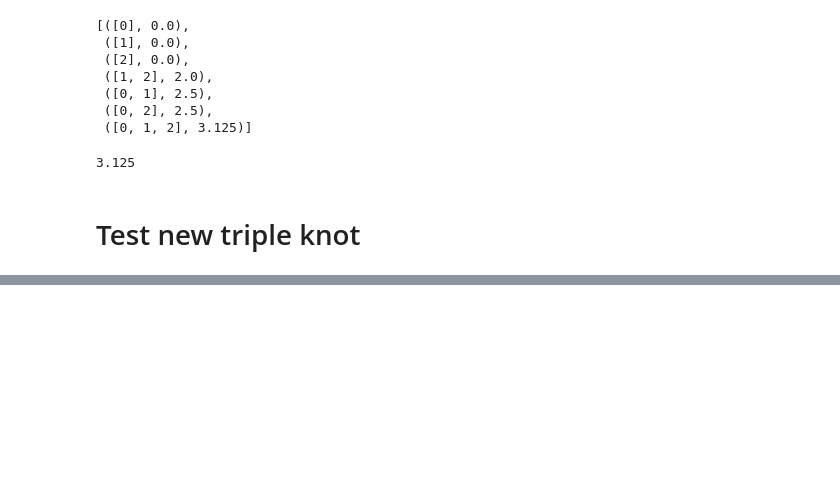
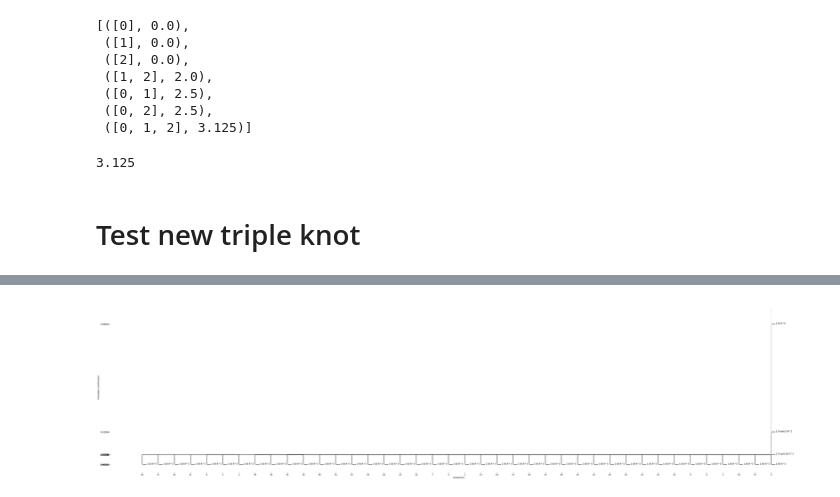
Before and after one commit to Chiara-ra/Masterthesis-Mathematics, a Jupyter notebook: Scratchbooks/TEST_notebook.ipynb, the cells around one changed output, grey strips where cells are left out. Saved outputs shown, nothing was run; the diff lists cells and outputs as text; code cells hidden in the pictures; blank space fills up the shorter version.

```diff
--- a/Scratchbooks/TEST_notebook.ipynb
+++ b/Scratchbooks/TEST_notebook.ipynb
@@ -188,0 +189,4 @@ NameError: name 'dim' is not defined
+# %%
+knot_example.plot_evolution(cont_timesteps = True, width=60, height=15)
+# %% [output]
+[figure, added]
```
Also changed, not shown: parts of 5 cells of this notebook, 2 other files.
